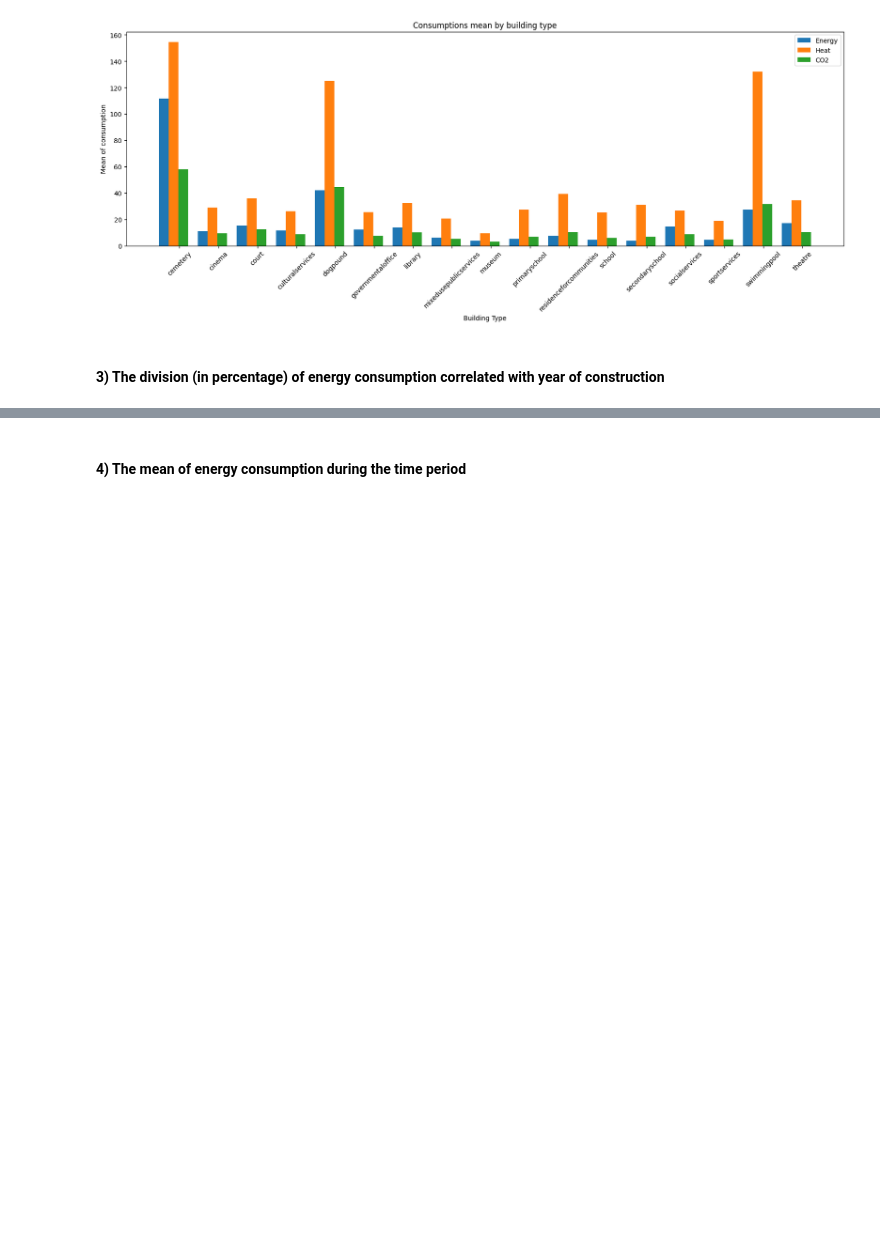
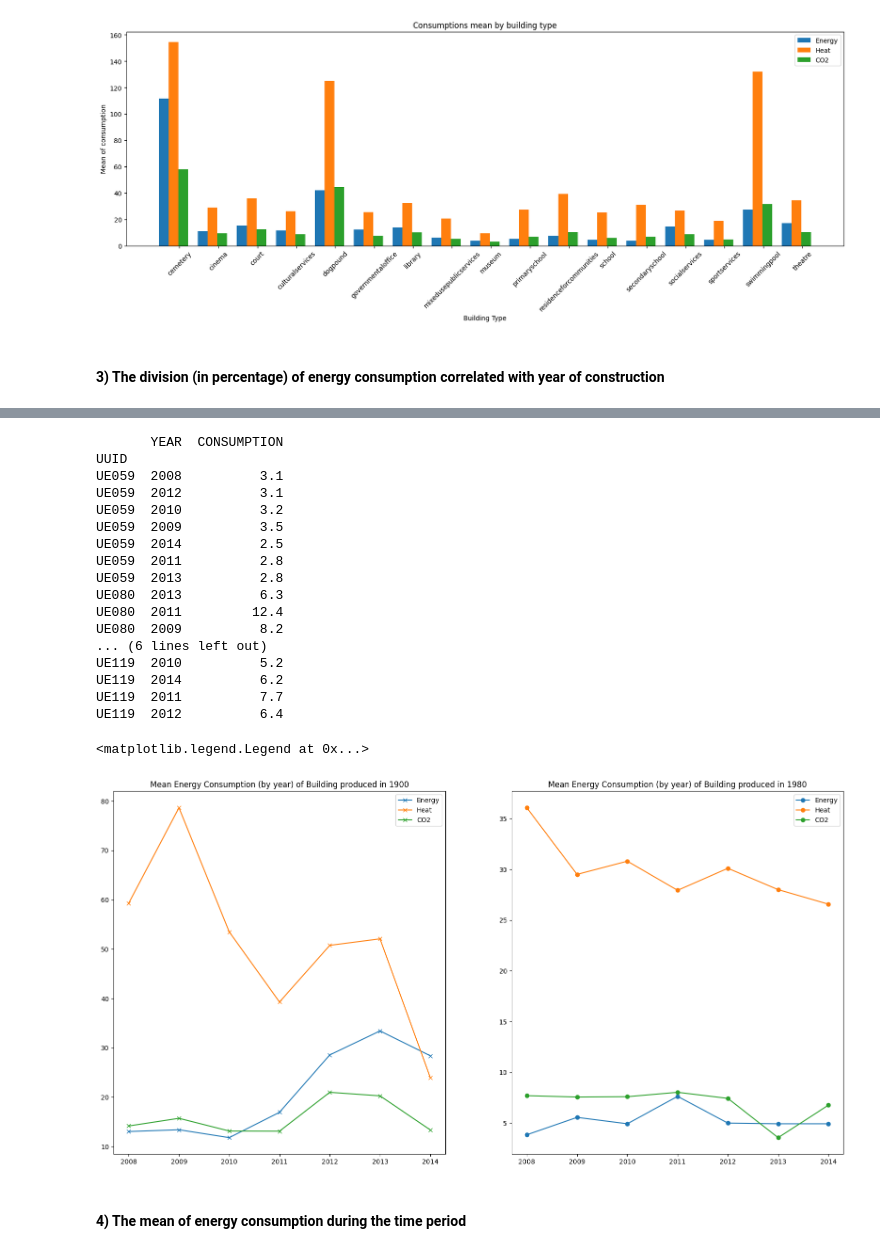
Before and after one commit to matteoForoni/energy-consumption-re, a Jupyter notebook: energy_consumption_re_analysis.ipynb, the cells around one changed output, grey strips where cells are left out. Cells and saved outputs as stored; diff of their text form; code cells hidden in the pictures; blank space fills up the shorter version.

```diff
--- a/energy_consumption_re_analysis.ipynb
+++ b/energy_consumption_re_analysis.ipynb
@@ -603,7 +603,7 @@ axs[0].legend()
 
 ## Figure 2
 axs[1].set_title(title2)
-for i in range(len(consumption1)):
+for i in range(len(consumption2)):
     axs[1].plot(year2[i], consumption2[i], marker='o',label=ylabels[i])
 axs[1].legend()
 # %% [output]
@@ -717,3 +752,75 @@ plt.show()
+# %%
+year1 = 1900
+year2 = 1980
+
+# Year 1 data construction
+eemask1 = eemerged['BUILDING_DATE'] == year1
+eedata_bybuildyear1 = eemerged[eemask1][['YEAR','CONSUMPTION']]
+eemdata1 = eedata_bybuildyear1.groupby(['YEAR']).mean()
+ehmask1 = ehmerged['BUILDING_DATE'] == year1
+ehdata_bybuildyear1 = ehmerged[ehmask1][['YEAR','CONSUMPTION']]
+ehmdata1 = ehdata_bybuildyear1.groupby(['YEAR']).mean()
+eco2mask1 = eco2merged['BUILDING_DATE'] == year1
+eco2data_bybuildyear1 = eco2merged[eco2mask1][['YEAR','VALUE']]
+eco2data1 = eco2data_bybuildyear1.groupby(['YEAR']).mean()
+
+# Year 2 data construction
+eemask2 = eemerged['BUILDING_DATE'] == year2
+eedata_bybuildyear2 = eemerged[eemask2][['YEAR','CONSUMPTION']]
+eemdata2 = eedata_bybuildyear2.groupby(['YEAR']).mean()
+ehmask2 = ehmerged['BUILDING_DATE'] == year2
+ehdata_bybuildyear2 = ehmerged[ehmask2][['YEAR','CONSUMPTION']]
+ehmdata2 = ehdata_bybuildyear2.groupby(['YEAR']).mean()
+eco2mask2 = eco2merged['BUILDING_DATE'] == year2
+eco2data_bybuildyear2 = eco2merged[eco2mask2][['YEAR','VALUE']]
+eco2data2 = eco2data_bybuildyear2.groupby(['YEAR']).mean()
+#print(eedata_bybuildyear2)
+
+## Graph data
+listyear1 = [eemdata1.index.values, ehmdata1.index.values, eco2data1.index.values]
+consumption1 =  [eemdata1.values, ehmdata1.values, eco2data1.values]
+listyear2 = [eemdata2.index.values, ehmdata2.index.values, eco2data2.index.values]
+consumption2 =  [eemdata2.values, ehmdata2.values, eco2data2.values]
+ylabel = 'Years'
+xlabel = 'Consumptions'
+title1 = f'Mean Energy Consumption (by year) of Building produced in {year1}'
+title2 = f'Mean Energy Consumption (by year) of Building produced in {year2}'
+ylabels=['Energy', 'Heat', 'CO2']
+
+### Line Plot
+fig, axs = plt.subplots(1,2,figsize=(20,10))
+
+## Figure 1
+axs[0].set_title(title1)
+for i in range(len(consumption1)):
+    axs[0].plot(listyear1[i], consumption1[i], marker='x',label=ylabels[i])
+axs[0].legend()
+
+## Figure 2
+axs[1].set_title(title2)
+for i in range(len(consumption2)):
+    axs[1].plot(listyear2[i], consumption2[i], marker='o',label=ylabels[i])
+axs[1].legend()
+# %% [output]
+       YEAR  CONSUMPTION
+UUID
+UE059  2008          3.1
+UE059  2012          3.1
+UE059  2010          3.2
+UE059  2009          3.5
+UE059  2014          2.5
+UE059  2011          2.8
+UE059  2013          2.8
+UE080  2013          6.3
+UE080  2011         12.4
+UE080  2009          8.2
+... (6 lines left out)
+UE119  2010          5.2
+UE119  2014          6.2
+UE119  2011          7.7
+UE119  2012          6.4
+<matplotlib.legend.Legend at 0x...>
+[figure, added]
 # %% [markdown]
 #### 4) The mean of energy consumption during the time period
 # %% [markdown]
```
Also changed, not shown: parts of 3 cells of this notebook.
